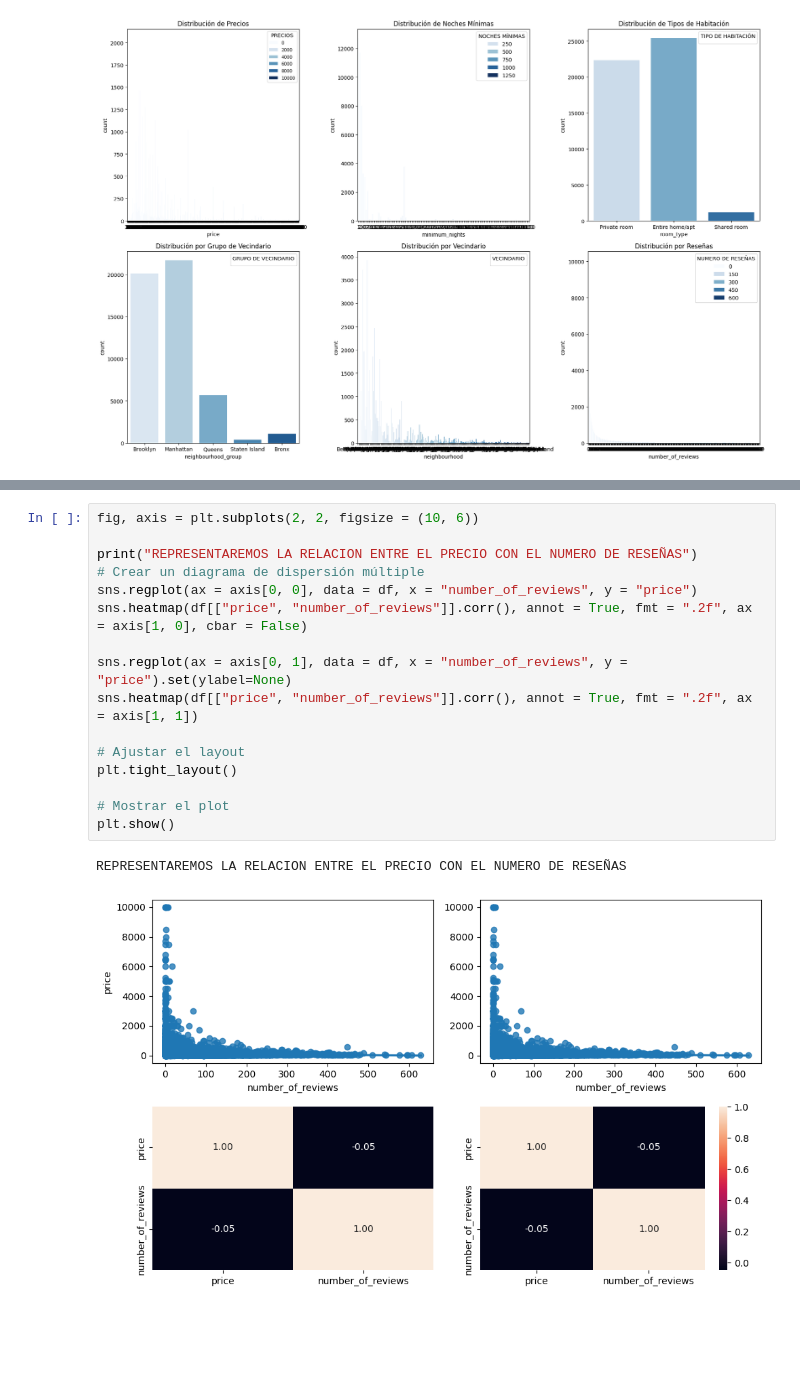
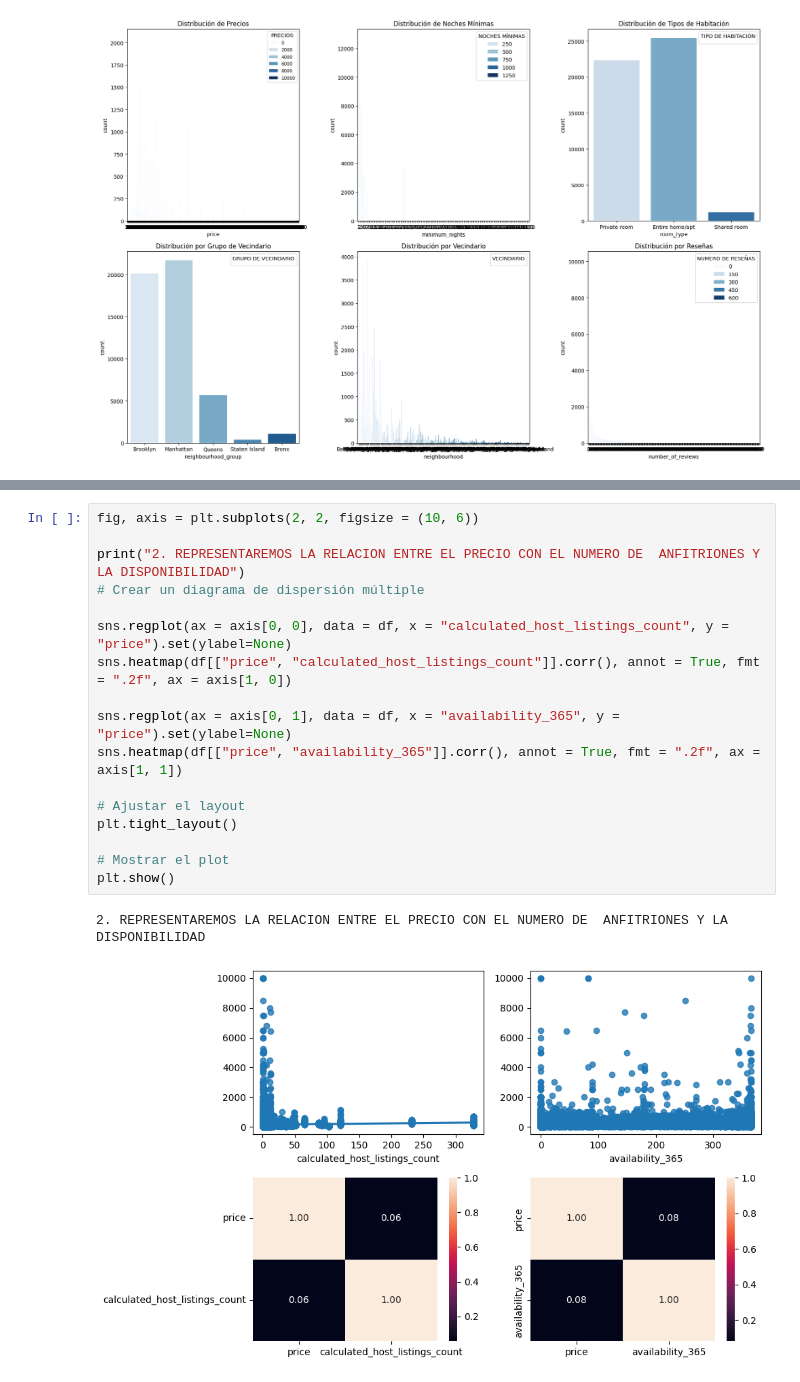
Before and after one commit to Jorge3127/machine-learning-python-template-Jorge3127, a Jupyter notebook: src/explore.ipynb, the cells around one changed output, grey strips where cells are left out. Cells and saved outputs as stored; diff of their text form; blank space fills up the shorter version.

```diff
--- a/src/explore.ipynb
+++ b/src/explore.ipynb
@@ -245,19 +255,20 @@ REPRESENTAREMOS LA RELACION ENTRE EL PRECIO CON LAS NOCHES MINIMAS Y NUMERO DE R
 # %%
 fig, axis = plt.subplots(2, 2, figsize = (10, 6))
 
-print("REPRESENTAREMOS LA RELACION ENTRE EL PRECIO CON EL NUMERO DE RESEÑAS")
+print("2. REPRESENTAREMOS LA RELACION ENTRE EL PRECIO CON EL NUMERO DE  ANFITRIONES Y LA DISPONIBILIDAD")
 # Crear un diagrama de dispersión múltiple
-sns.regplot(ax = axis[0, 0], data = df, x = "number_of_reviews", y = "price")
-sns.heatmap(df[["price", "number_of_reviews"]].corr(), annot = True, fmt = ".2f", ax = axis[1, 0], cbar = False)
 
-sns.regplot(ax = axis[0, 1], data = df, x = "number_of_reviews", y = "price").set(ylabel=None)
-sns.heatmap(df[["price", "number_of_reviews"]].corr(), annot = True, fmt = ".2f", ax = axis[1, 1])
+sns.regplot(ax = axis[0, 0], data = df, x = "calculated_host_listings_count", y = "price").set(ylabel=None)
+sns.heatmap(df[["price", "calculated_host_listings_count"]].corr(), annot = True, fmt = ".2f", ax = axis[1, 0])
+
+sns.regplot(ax = axis[0, 1], data = df, x = "availability_365", y = "price").set(ylabel=None)
+sns.heatmap(df[["price", "availability_365"]].corr(), annot = True, fmt = ".2f", ax = axis[1, 1])
 
 # Ajustar el layout
 plt.tight_layout()
 
 # Mostrar el plot
 plt.show()
 # %% [output]
-REPRESENTAREMOS LA RELACION ENTRE EL PRECIO CON EL NUMERO DE RESEÑAS
+2. REPRESENTAREMOS LA RELACION ENTRE EL PRECIO CON EL NUMERO DE  ANFITRIONES Y LA DISPONIBILIDAD
-[figure, old version]
+[figure, new version]
```
Also changed, not shown: parts of 11 cells of this notebook.
